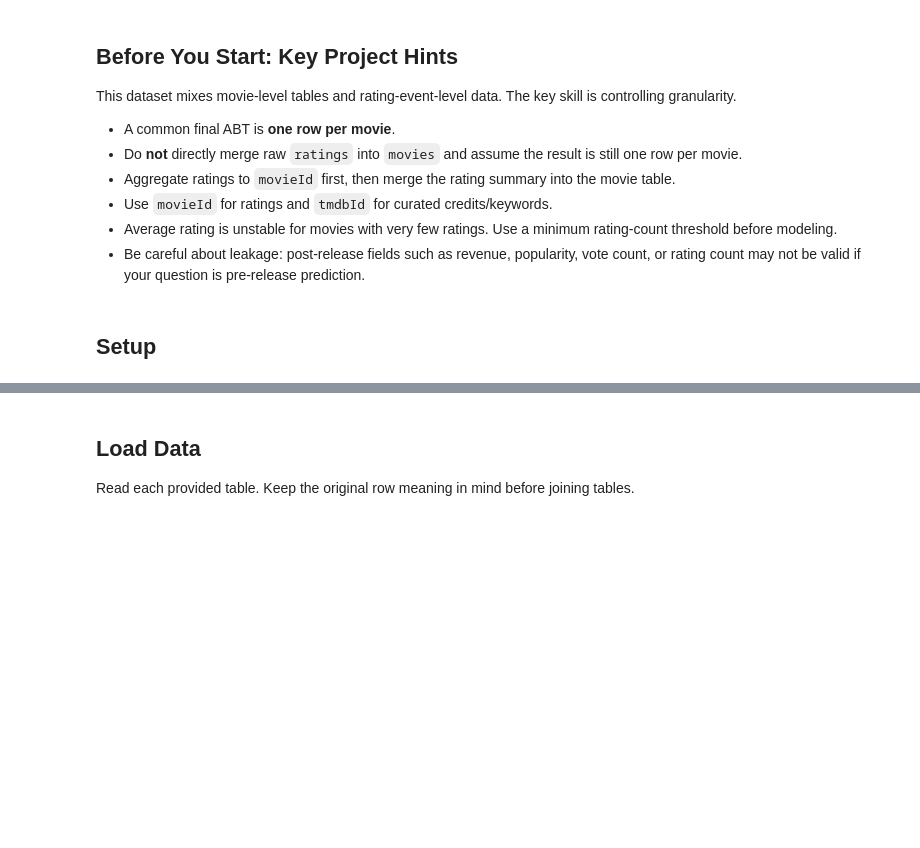
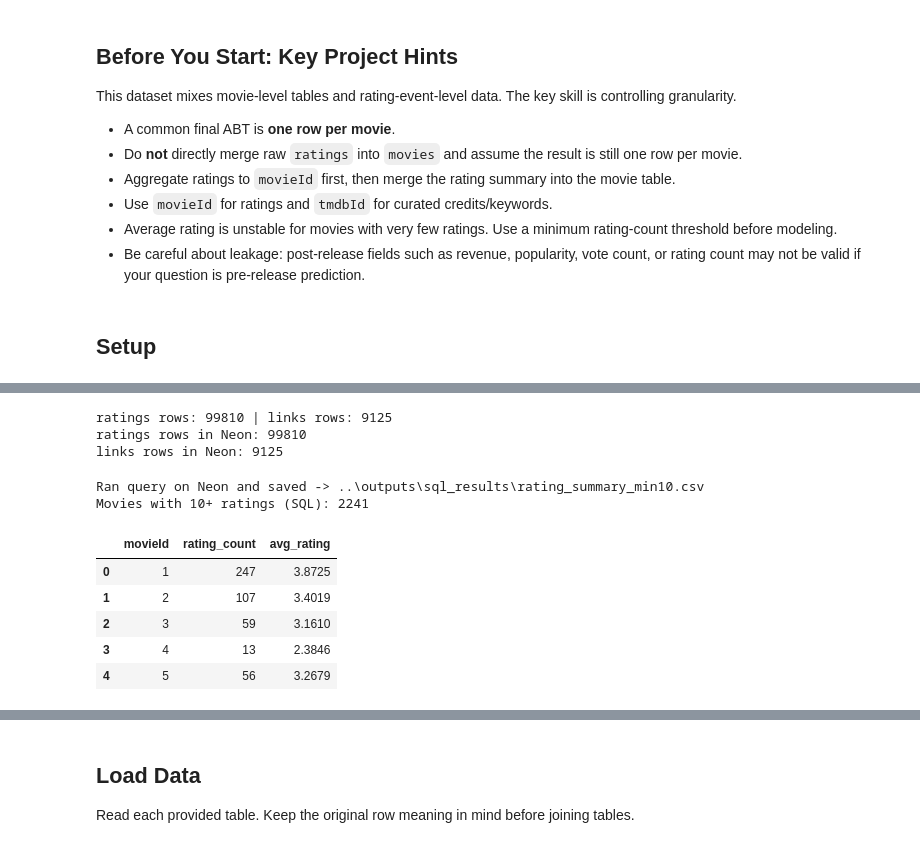
Before and after one commit to JoeG-UTSA/BAN6003-TermProject-JoeGarcia, a Jupyter notebook: notebooks/movies_project_starter.ipynb, the cells around one changed output, grey strips where cells are left out. Saved outputs shown, nothing was run; the diff lists cells and outputs as text; code cells hidden in the pictures; blank space fills up the shorter version.

Commit message:
Connected to Neon and  uploaded data and wokring on Milestone 2

```diff
--- a/notebooks/movies_project_starter.ipynb
+++ b/notebooks/movies_project_starter.ipynb
@@ -37,0 +54,71 @@ pd.set_option("display.max_columns", 100)
+# %%
+#Upload the data from the CSV file into a pandas DataFrame
+import pandas as pd
+
+ratings_raw = pd.read_csv("../data/ratings.csv")
+links_raw = pd.read_csv("../data/links.csv")
+print("ratings rows:", len(ratings_raw), "| links rows:", len(links_raw))
+
+ratings_raw.to_sql("ratings", engine, if_exists="replace", index=False,
+                   chunksize=5000, method="multi")
+links_raw.to_sql("links", engine, if_exists="replace", index=False,
+                 chunksize=5000, method="multi")
+
+with engine.connect() as conn:
+    for t in ["ratings", "links"]:
+        n = conn.execute(text(f"SELECT COUNT(*) FROM {t}")).scalar()
+        print(f"{t} rows in Neon:", n)
+# %% [output]
+ratings rows: 99810 | links rows: 9125
+ratings rows in Neon: 99810
+links rows in Neon: 9125
+# %%
+# Helper function for running SQL against the Neon database.
+# If a database connection is available (my .env), it runs the query and saves the
+# result as a CSV in outputs/sql_results/. If not (e.g., the instructor running the
+# notebook without my .env), it loads the saved CSV instead so the notebook still runs.
+
+from pathlib import Path
+
+SQL_RESULTS_DIR = Path("../outputs/sql_results")
+SQL_RESULTS_DIR.mkdir(parents=True, exist_ok=True)
+
+def run_project_sql(query, name):
+    """Run SQL on Neon if a connection is available; otherwise load the saved result."""
+    out_path = SQL_RESULTS_DIR / f"{name}.csv"
+    url = os.getenv("PROJECT_DATABASE_URL")
+    if url:
+        result = pd.read_sql(text(query), create_engine(url))
+        result.to_csv(out_path, index=False)
+        print(f"Ran query on Neon and saved -> {out_path}")
+    else:
+        result = pd.read_csv(out_path)
+        print(f"No database connection; loaded saved result <- {out_path}")
+    return result
+# %%
+# SQL aggregation: roll the rating-event-level ratings table up to one row per movie.
+# For each movieId, count the ratings and calculate the average rating, keeping only
+# movies with at least 10 ratings (the threshold used in my research question).
+# The result is saved to outputs/sql_results/rating_summary_min10.csv.
+
+sql_rating_summary = run_project_sql("""
+    SELECT "movieId",
+           COUNT(*)              AS rating_count,
+           ROUND(AVG(rating)::numeric, 4) AS avg_rating
+    FROM ratings
+    GROUP BY "movieId"
+    HAVING COUNT(*) >= 10
+    ORDER BY "movieId";
+""", name="rating_summary_min10")
+
+print("Movies with 10+ ratings (SQL):", len(sql_rating_summary))
+sql_rating_summary.head()
+# %% [output]
+Ran query on Neon and saved -> ..\outputs\sql_results\rating_summary_min10.csv
+Movies with 10+ ratings (SQL): 2241
+|  | movieId | rating_count | avg_rating |
+| 0 | 1 | 247 | 3.8725 |
+| 1 | 2 | 107 | 3.4019 |
+| 2 | 3 | 59 | 3.1610 |
+| 3 | 4 | 13 | 2.3846 |
+| 4 | 5 | 56 | 3.2679 |
```
Also changed, not shown: parts of 3 cells of this notebook, 1 other file.
